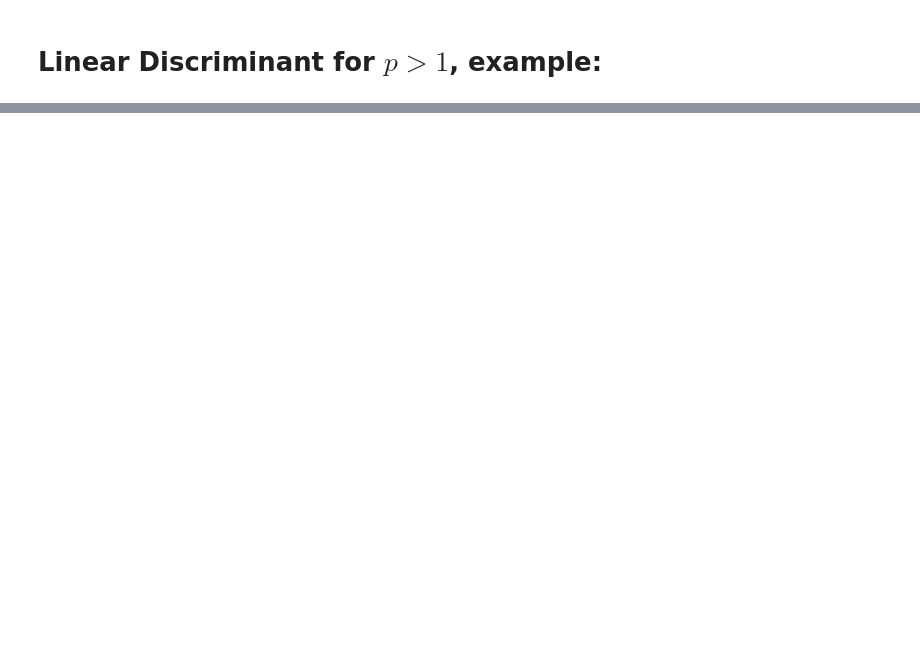
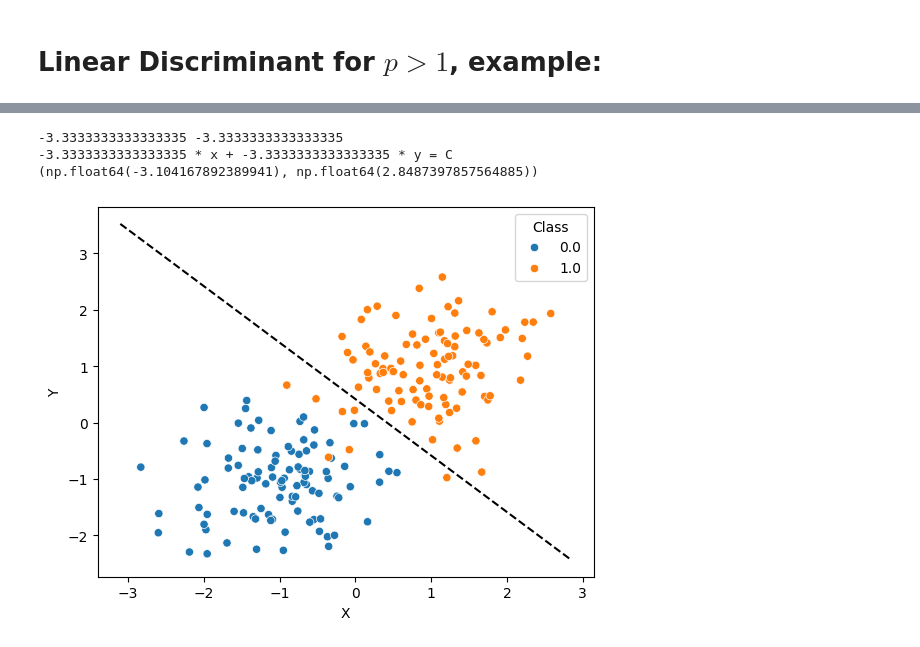
Before and after one commit to SunnyYeahBoiii/CS115_Assignment, a Jupyter notebook: resources/sunny's-doc/lda&qda-classification-example.ipynb, the cells around one changed output, grey strips where cells are left out. Drawn from its saved outputs; the diff is of its cells as text; code cells hidden in the pictures; blank space fills up the shorter version.

```diff
--- a/resources/sunny's-doc/lda&qda-classification-example.ipynb
+++ b/resources/sunny's-doc/lda&qda-classification-example.ipynb
@@ -197,0 +234,17 @@ The probability of X falling in class 1 is 99.873%
+# %%
+df = pd.DataFrame(columns=["X" , "Y" , "Class"])
+
+K = 2
+
+means = np.array([np.array([-1 , -1]) , np.array([1 , 1])])
+std = np.array([[0.1 , 0.5] , [0.5 , 0.1]])
+pi = []
+
+for k in range(K):
+    N = 100
+    pi.append(1 / K)
+    X = np.random.multivariate_normal(mean=means[k] , cov=std , size = 100)
+    for i in range(N):
+        df.loc[len(df)] = [X[i][0] , X[i][1] , k]
+
+df
@@ -197,0 +265,25 @@ The probability of X falling in class 1 is 99.873%
+# %%
+sns.scatterplot(data=df , x ='X' , y = 'Y' , hue = 'Class')
+
+def decision_boundary():
+    std_inv = np.linalg.inv(std)
+    exponent = means[0].transpose() @ std_inv - means[1].transpose() @ std_inv
+    print(exponent[0] , exponent[1])
+    C = 1/2 * means[0].transpose() @ std_inv @ means[0] - 1/2 * means[1].transpose() @ std_inv @ means[1] + math.log(pi[0]) + math.log(pi[1])
+
+    print(f"{exponent[0]} * x + {exponent[1]} * y = C")
+    # y = (-exponent[0] * x + c ) / exponent[1]
+
+    lims = plt.xlim()
+    print(lims)
+    X = np.linspace(lims[0] , lims[1] , 100)
+    Y = [((-exponent[0] * X[i] + C ) / exponent[1]) for i in range(100)]
+
+    plt.plot(X , Y , c='black' , linestyle='dashed')
+
+decision_boundary()
+# %% [output]
+-3.3333333333333335 -3.3333333333333335
+-3.3333333333333335 * x + -3.3333333333333335 * y = C
+(np.float64(-3.104167892389941), np.float64(2.8487397857564885))
+[figure, added]
```
Also changed, not shown: parts of 11 cells of this notebook, 2 other files.
